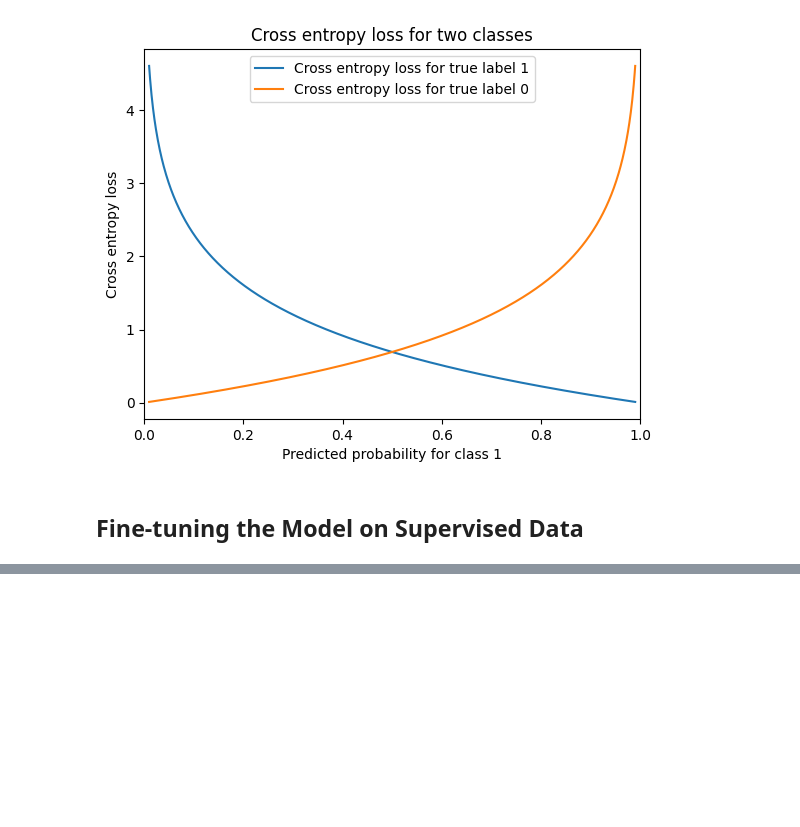
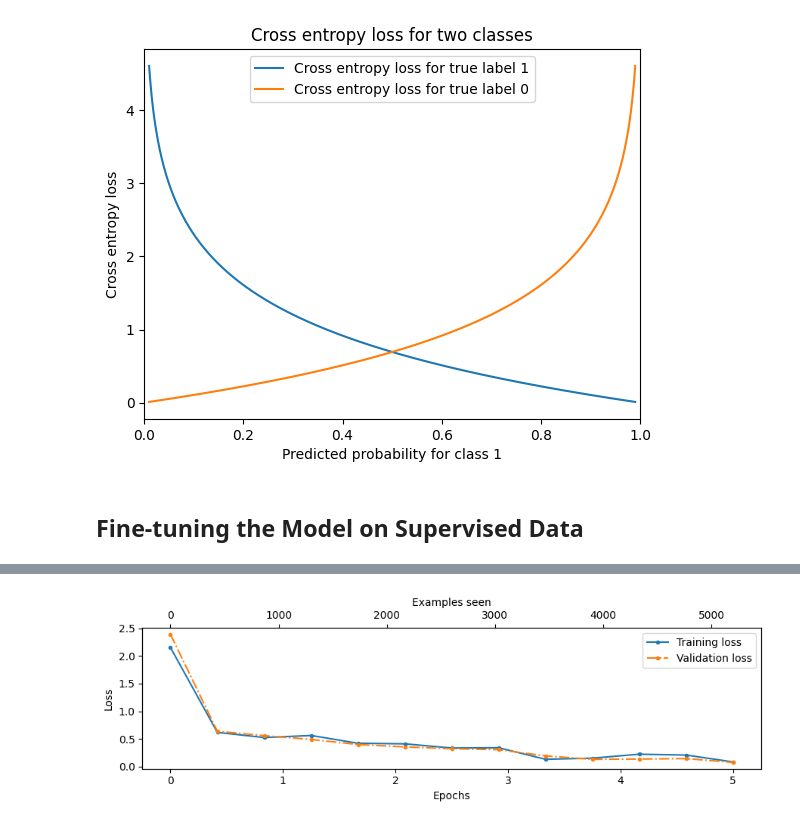
Before and after one commit to SandroAlex/llms-build-and-deploy, a Jupyter notebook: notebooks/build_large_language_models_from_scratch/06_fine_tuning_for_classification.ipynb, the cells around one changed output, grey strips where cells are left out. Saved outputs shown, nothing was run; the diff lists cells and outputs as text; code cells hidden in the pictures; blank space fills up the shorter version.

```diff
--- a/notebooks/build_large_language_models_from_scratch/06_fine_tuning_for_classification.ipynb
+++ b/notebooks/build_large_language_models_from_scratch/06_fine_tuning_for_classification.ipynb
@@ -458,7 +459,7 @@ print(">>> Class label:", label.item())
 # %% [output]
 >>> Class label: 1
 # %%
-device = torch.device("cuda" if torch.cuda.is_available() else "cpu")
+device: str = torch.device("cuda" if torch.cuda.is_available() else "cpu")
 
 print(f">>> Running on {device} device.")
 
@@ -523,0 +569,28 @@ plt.legend();
+# %%
+def plot_values(epochs_seen, examples_seen, train_values, val_values, label="loss"):
+
+    fig, ax1 = plt.subplots(figsize=(9, 3))
+
+    # Plot training and validation loss against epochs.
+    ax1.plot(epochs_seen, train_values, marker=".", label=f"Training {label}")
+    ax1.plot(
+        epochs_seen, val_values, marker=".", linestyle="-.", label=f"Validation {label}"
+    )
+    ax1.set_xlabel("Epochs")
+    ax1.set_ylabel(label.capitalize())
+    ax1.legend()
+
+    # Create a second x-axis for examples seen.
+    ax2 = ax1.twiny()  # Create a second x-axis that shares the same y-axis.
+    ax2.plot(examples_seen, train_values, alpha=0)  # Invisible plot for aligning ticks.
+    ax2.set_xlabel("Examples seen")
+
+    fig.tight_layout()
+    plt.show()
+# %%
+epochs_tensor = torch.linspace(0, num_epochs, len(train_losses))
+examples_seen_tensor = torch.linspace(0, examples_seen, len(train_losses))
+
+plot_values(epochs_tensor, examples_seen_tensor, train_losses, val_losses)
+# %% [output]
+[figure, added]
```
Also changed, not shown: parts of 6 cells of this notebook, 1 other file.
